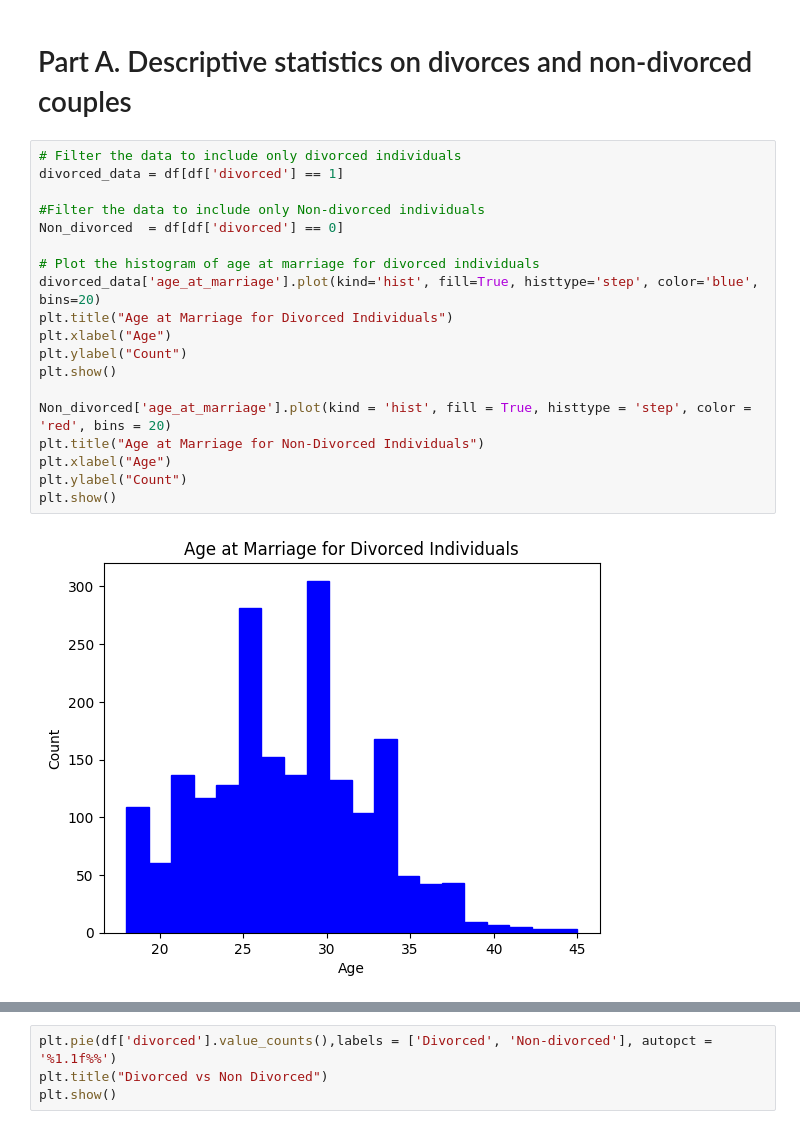
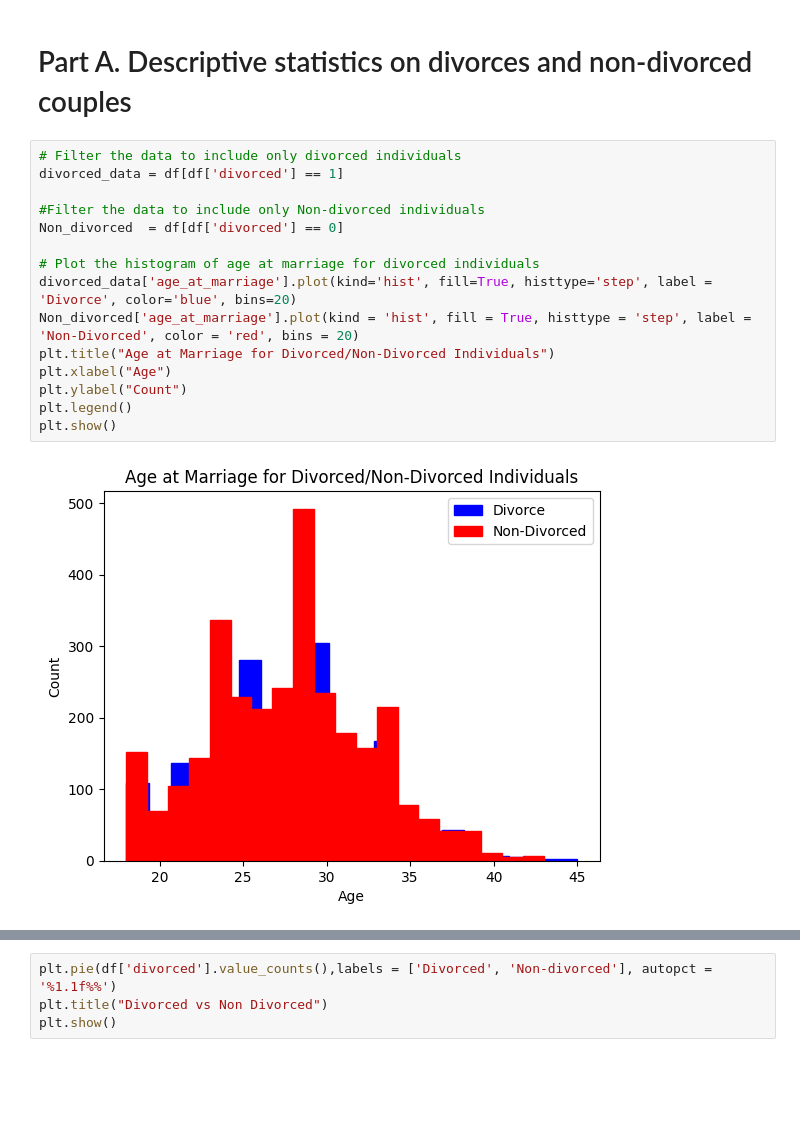
Before and after one commit to Rodrigu87/Module-2-Project-CAS-UniBe, a Jupyter notebook: Divorce.ipynb, the cells around one changed output, grey strips where cells are left out. Cells and saved outputs as stored; diff of their text form; blank space fills up the shorter version.

```diff
--- a/Divorce.ipynb
+++ b/Divorce.ipynb
@@ -56,21 +56,17 @@ df.head(10)
 # %%
 # Filter the data to include only divorced individuals
 divorced_data = df[df['divorced'] == 1]
 
 #Filter the data to include only Non-divorced individuals
 Non_divorced  = df[df['divorced'] == 0]
 
 # Plot the histogram of age at marriage for divorced individuals
-divorced_data['age_at_marriage'].plot(kind='hist', fill=True, histtype='step', color='blue', bins=20)
-plt.title("Age at Marriage for Divorced Individuals")
+divorced_data['age_at_marriage'].plot(kind='hist', fill=True, histtype='step', label = 'Divorce', color='blue', bins=20)
+Non_divorced['age_at_marriage'].plot(kind = 'hist', fill = True, histtype = 'step', label = 'Non-Divorced', color = 'red', bins = 20)
+plt.title("Age at Marriage for Divorced/Non-Divorced Individuals")
 plt.xlabel("Age")
 plt.ylabel("Count")
+plt.legend()
 plt.show()
-
-Non_divorced['age_at_marriage'].plot(kind = 'hist', fill = True, histtype = 'step', color = 'red', bins = 20)
-plt.title("Age at Marriage for Non-Divorced Individuals")
-plt.xlabel("Age")
-plt.ylabel("Count")
-plt.show()
 # %% [output]
-[figure, old version]
+[figure, new version]
```
Also changed, not shown: parts of 1 cell of this notebook.
